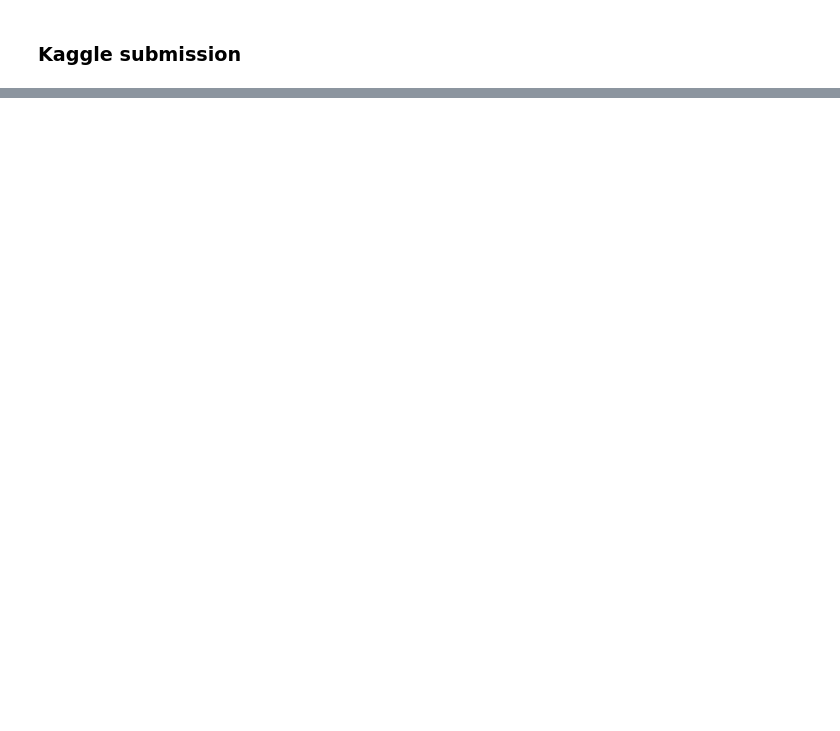
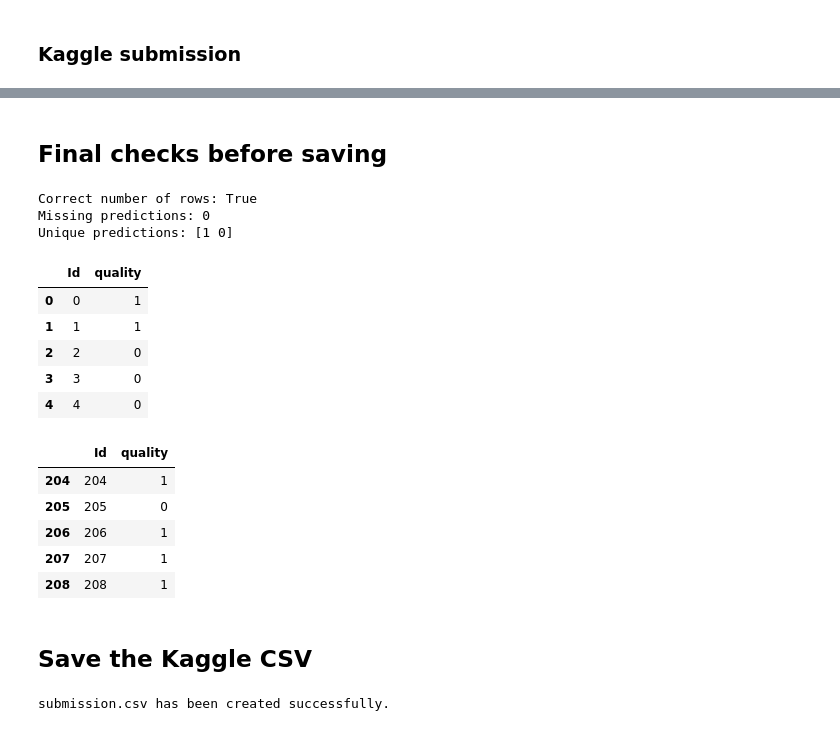
Before and after one commit to simatabatabaei-coder/Classification-of-Wine, a Jupyter notebook: CA3_template.ipynb, the cells around one changed output, grey strips where cells are left out. Drawn from its saved outputs; the diff is of its cells as text; code cells hidden in the pictures; blank space fills up the shorter version.

```diff
--- a/CA3_template.ipynb
+++ b/CA3_template.ipynb
@@ -911,0 +999,55 @@ The final model will now be trained using the complete training dataset before g
+# %% [markdown]
+## Final checks before saving
+# %%
+# Check that the submission contains the correct number of rows
+print(
+    "Correct number of rows:",
+    len(submission) == len(X_test)
+)
+
+# Check that there are no missing predictions
+print(
+    "Missing predictions:",
+    submission["quality"].isnull().sum()
+)
+
+# Check that the model predicted only the two expected classes
+print(
+    "Unique predictions:",
+    submission["quality"].unique()
+)
+
+# Display the first rows of the final Kaggle submission
+display(submission.head())
+
+# Display the last rows as an additional check
+display(submission.tail())
+# %% [output]
+Correct number of rows: True
+Missing predictions: 0
+Unique predictions: [1 0]
+|  | Id | quality |
+| 0 | 0 | 1 |
+| 1 | 1 | 1 |
+| 2 | 2 | 0 |
+| 3 | 3 | 0 |
+| 4 | 4 | 0 |
+|  | Id | quality |
+| 204 | 204 | 1 |
+| 205 | 205 | 0 |
+| 206 | 206 | 1 |
+| 207 | 207 | 1 |
+| 208 | 208 | 1 |
+# %% [markdown]
+## Save the Kaggle CSV
+# %%
+# Save the completed submission as a CSV file
+# index=False prevents Pandas from adding an extra index column
+submission.to_csv(
+    "submission.csv",
+    index=False
+)
+
+print("submission.csv has been created successfully.")
+# %% [output]
+submission.csv has been created successfully.
```
Also changed, not shown: parts of 21 cells of this notebook, 3 other files.
